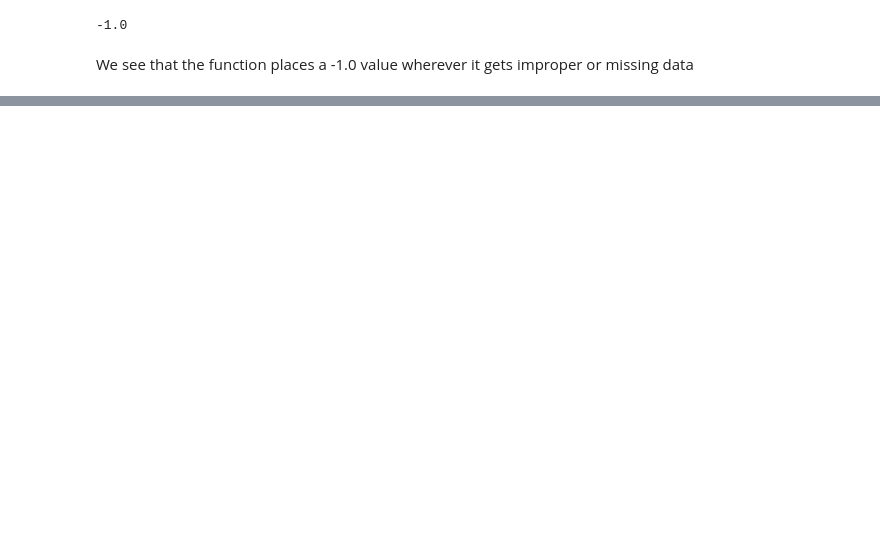
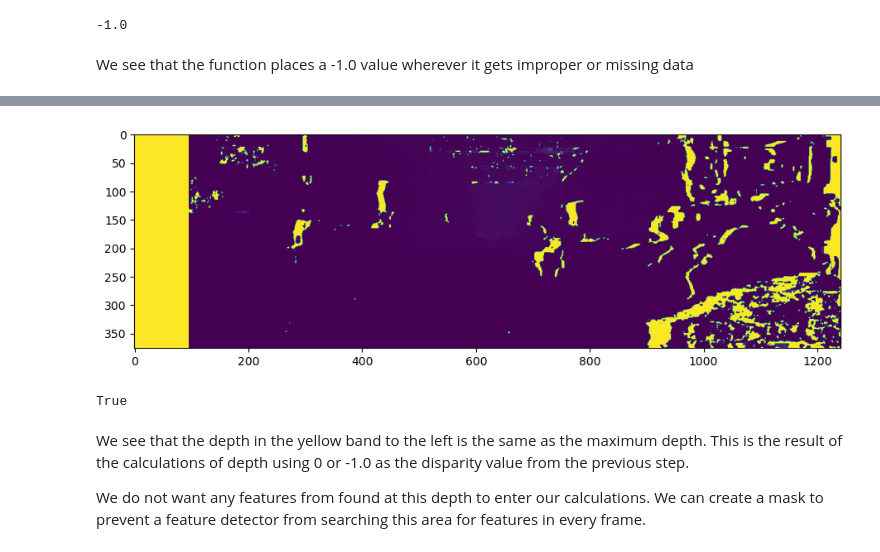
Before and after one commit to Ayushman-Choudhuri/Stereo_Visual_Odometry, a Jupyter notebook: Stereo Visual Odometry.ipynb, the cells around one changed output, grey strips where cells are left out. Drawn from its saved outputs; the diff is of its cells as text; code cells hidden in the pictures; blank space fills up the shorter version.

Commit message:
feature extraction and depth map functions added

```diff
--- a/Stereo Visual Odometry.ipynb
+++ b/Stereo Visual Odometry.ipynb
@@ -383,8 +383,8 @@ def compute_left_disparity_map(left_image , right_image , match_algo = 'bm' , rg
 
     '''
 
-    window = 6
-    num_disp =  window*16
+    sad_window = 6 # sum of absolute differences window
+    num_disp =  sad_window*16
     block_size = 11
 
     if match_algo == 'bm':
@@ -396,8 +396,8 @@ def compute_left_disparity_map(left_image , right_image , match_algo = 'bm' , rg
         matcher = cv2.StereoSGBM_create(numDisparities=num_disp,
                                         minDisparity=0,
                                         blockSize=block_size,
-                                        P1 = 8*3*window**2,
-                                        P2 = 32*3*window**2,
+                                        P1 = 8*3*sad_window**2,
+                                        P2 = 32*3*sad_window**2,
                                         mode = cv2.STEREO_SGBM_MODE_SGBM_3WAY
                                         )
 
@@ -455,0 +486,45 @@ We see that the function places a -1.0 value wherever it gets improper or missin
+# %%
+def decompose_projection_matrix(p):
+
+    k, r, t, _,_,_,_ = cv2.decomposeProjectionMatrix(p)
+    t = (t / t[3])[:3]
+
+    return k, r, t
+# %%
+def calc_depth_map(disp_left, k_left, t_left, t_right, rectified=True):
+
+    # Get focal length of x axis for left camera
+    f = k_left[0][0]
+
+    # Calculate baseline of stereo pair
+    if rectified:
+        b = t_right[0] - t_left[0]
+    else:
+        b = t_left[0] - t_right[0]
+
+    # Avoid instability and division by zero
+    disp_left[disp_left == 0.0] = 0.1
+    disp_left[disp_left == -1.0] = 0.1
+
+    # Make empty depth map then fill with depth
+    depth_map = np.ones(disp_left.shape)
+    depth_map = f * b / disp_left
+
+    return depth_map
+# %%
+k_left, r_left, t_left = decompose_projection_matrix(sensor_data.P0)
+k_right, r_right, t_right = decompose_projection_matrix(sensor_data.P1)
+# %%
+depth = calc_depth_map(disp, k_left, t_left, t_right)
+plt.figure(figsize=(11,7))
+plt.imshow(depth)
+# %% [output]
+[figure, added]
+# %%
+depth[0,0] == depth.max()
+# %% [output]
+True
+# %% [markdown]
+We see that the depth in the yellow band to the left is the same as the maximum depth. This is the result of the calculations of depth using 0 or -1.0 as the disparity value from the previous step.
+
+We do not want any features from found at this depth to enter our calculations. We can create a mask to prevent a feature detector from searching this area for features in every frame.
```
Also changed, not shown: parts of 10 cells of this notebook.
